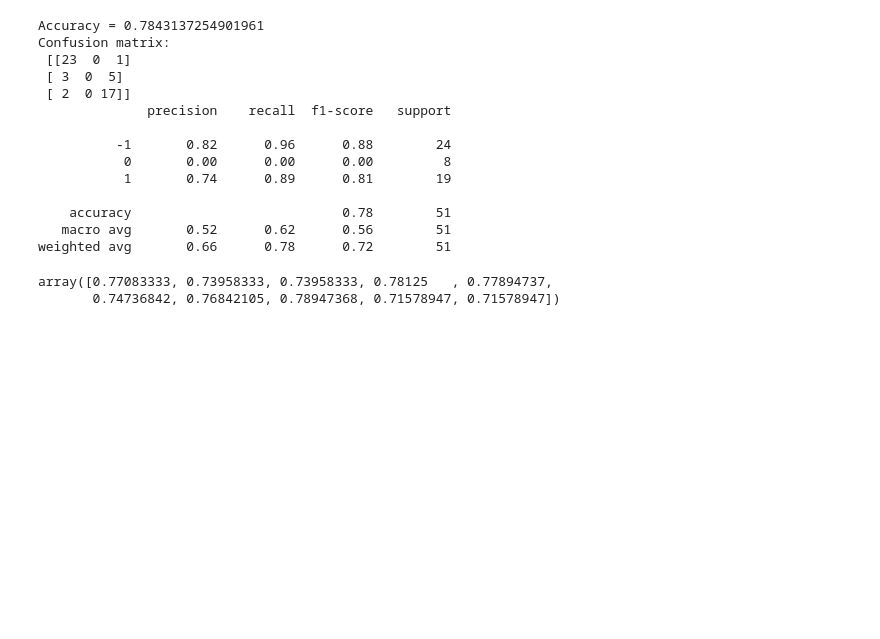
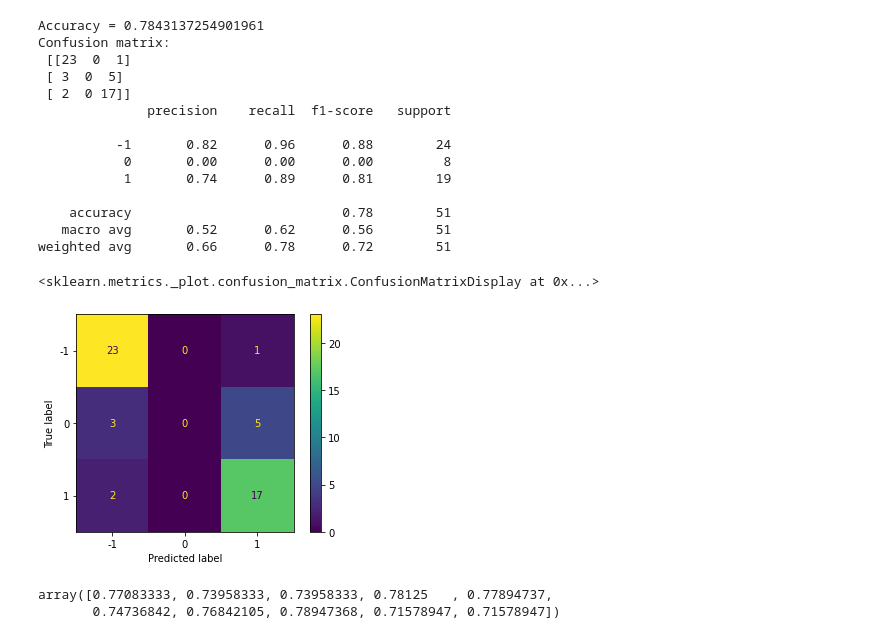
Before and after one commit to weerinphas/Programming_TermProject, a Jupyter notebook: Depression_detection.ipynb, the cells around one changed output. Cells and saved outputs as stored; diff of their text form; code cells hidden in the pictures; blank space fills up the shorter version.

Commit message:
add plot confusion_matrix

```diff
--- a/Depression_detection.ipynb
+++ b/Depression_detection.ipynb
@@ -564,6 +511,12 @@ Confusion matrix:
     accuracy                           0.78        51
    macro avg       0.52      0.62      0.56        51
 weighted avg       0.66      0.78      0.72        51
+# %%
+ from sklearn.metrics import plot_confusion_matrix
+ plot_confusion_matrix(mnb, x_test, y_test)
+# %% [output]
+<sklearn.metrics._plot.confusion_matrix.ConfusionMatrixDisplay at 0x...>
+[figure, added]
 # %%
 # cross validation
 mnb_score = cross_val_score(mnb, x_train, y_train, cv=10)
```
Also changed, not shown: parts of 7 cells of this notebook.
